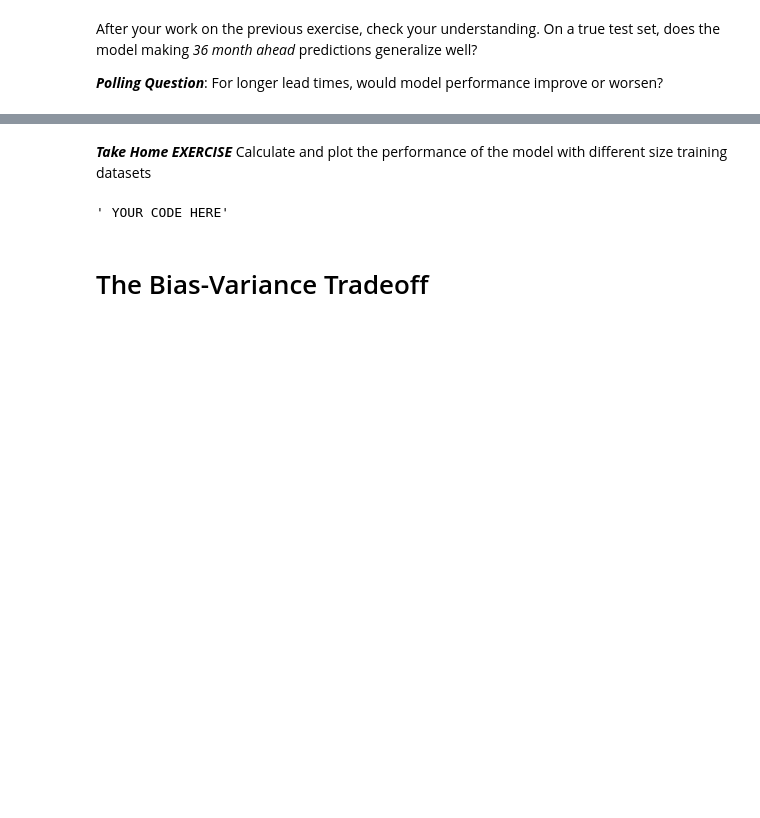
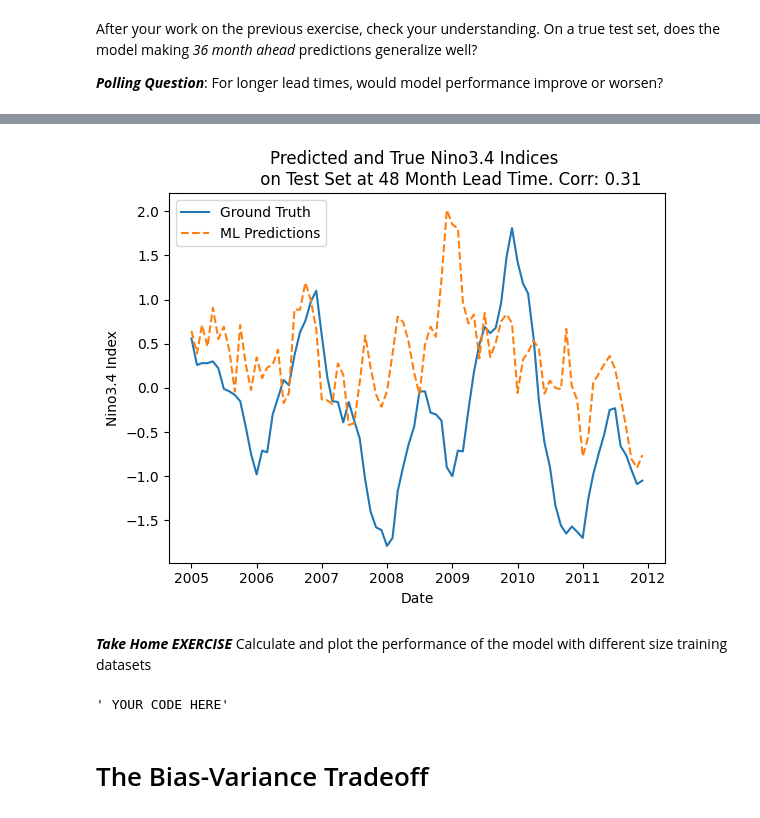
Before and after one commit to hajerkr/AI4ClimateChange, a Jupyter notebook: CCAI_Seasonal_Forecasting.ipynb, the cells around one changed output, grey strips where cells are left out. Cells and saved outputs as stored; diff of their text form; code cells hidden in the pictures; blank space fills up the shorter version.

```diff
--- a/CCAI_Seasonal_Forecasting.ipynb
+++ b/CCAI_Seasonal_Forecasting.ipynb
@@ -363,3 +396,26 @@ After your work on the previous exercise, check your understanding.  On a true t
+# %%
+"""Take home exercise: write code to explore the above polling question"""
+
+#Longer lead time will perform worse
+
+#Load in the predictors TRAIN
+X_train, y_train = assemble_basic_predictors_predictands('1990-01-01','2000-12-31', 48)
+
+#Load in the predictors TEST
+X_test, y_test = assemble_basic_predictors_predictands('2001-01-01','2007-12-31', 48)
+
+
+regr = sklearn.linear_model.LinearRegression()
+regr.fit(X_train,y_train)
+
+predictions_test = regr.predict(X_test)
+corr, _ = scipy.stats.pearsonr(predictions_test, y_test)
+
+plot_nino_time_series(y_test, predictions_test,
+            'Predicted and True Nino3.4 Indices \n \
+            on Test Set at 48 Month Lead Time. Corr: {:.2f}'.format(corr))
+# %% [output]
+[figure, added]
 # %% [markdown]
 ***Take Home EXERCISE*** Calculate and plot the performance of the model with different size training datasets
 # %%
```
Also changed, not shown: parts of 16 cells of this notebook.
